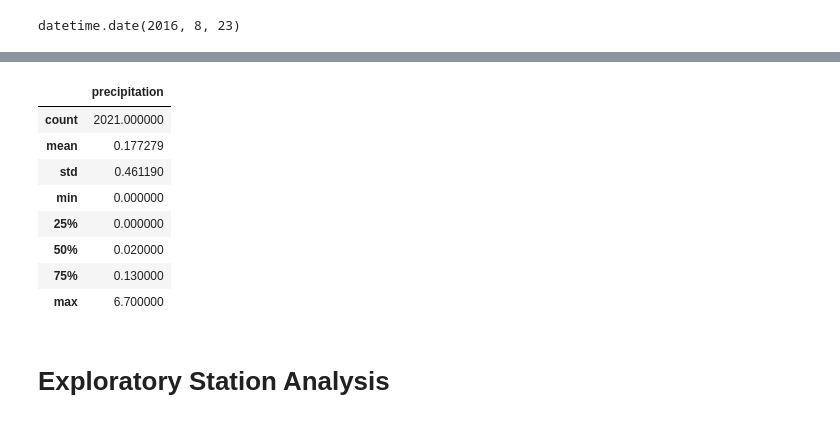
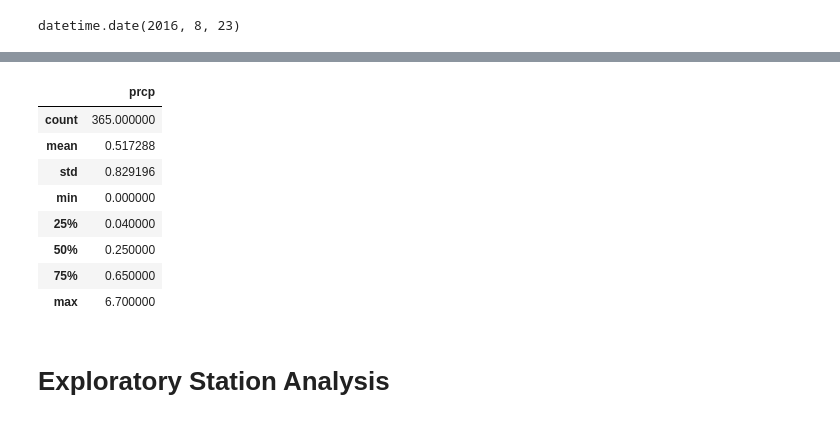
Before and after one commit to nlepley1230/sqlalchemy-challenge, a Jupyter notebook: climate_starter.ipynb, the cells around one changed output, grey strips where cells are left out. Drawn from its saved outputs; the diff is of its cells as text; code cells hidden in the pictures.

```diff
--- a/climate_starter.ipynb
+++ b/climate_starter.ipynb
@@ -20,8 +20,8 @@ from sqlalchemy import create_engine, func
 engine = create_engine("sqlite:///hawaii.sqlite")
 # %%
 # reflect an existing database into a new model
-base= automap_base()
+Base= automap_base()
 # reflect the tables
-base.prepare(engine, reflect = True)
+Base.prepare(engine, reflect = True)
 # %%
 # View all of the classes that automap found
@@ -30,8 +30,8 @@ base.classes.keys()
 ['measurement', 'station']
 # %%
 # Save references to each table
-measurement = base.classes.measurement
-station = base.classes.station
+Measurement = Base.classes.measurement
+Station = Base.classes.station
 # %%
 # Create our session (link) from Python to the DB
 session = Session(engine)
@@ -54,6 +54,8 @@ one_year_ago
 datetime.date(2016, 8, 23)
 # %%
 # Perform a query to retrieve the data and precipitation scores
-precipitation_data = session.query(measurement.date, measurement.prcp).\
-    filter(measurement.date >= one_year_ago).\
-    order_by(measurement.date).all()
+precipitation_data = (session.query(Measurement.date,func.max(Measurement.prcp))
+                  .filter(func.strftime('%Y-%m-%d',Measurement.date) > one_year_ago)
+                  .group_by(Measurement.date)
+                  .all())
+precipitation_data
@@ -60,6 +80,6 @@ precipitation_data = session.query(measurement.date, measurement.prcp).\
 # %%
 # Save the query results as a Pandas DataFrame and set the index to the date column
-climate_df = pd.DataFrame(precipitation_data,columns=['date', 'precipitation'])
-climate_df['date'] =pd.to_datetime(climate_df.date)
-climate_df.set_index('date', inplace=True)
+precipitation_df = pd.DataFrame(precipitation_data, columns=['date', 'prcp'])
+precipitation_df.set_index('date',inplace=True)
+precipitation_df.head()
 # %% [output]
@@ -110,15 +131,15 @@ plt.tight_layout()
 # %%
 # Use Pandas to calcualte the summary statistics for the precipitation data
-climate_df.describe()
+precipitation_df.describe()
 # %% [output]
-|  | precipitation |
-| count | 2021.000000 |
-| mean | 0.177279 |
-| std | 0.461190 |
+|  | prcp |
+| count | 365.000000 |
+| mean | 0.517288 |
+| std | 0.829196 |
 | min | 0.000000 |
-| 25% | 0.000000 |
-| 50% | 0.020000 |
-| 75% | 0.130000 |
+| 25% | 0.040000 |
+| 50% | 0.250000 |
+| 75% | 0.650000 |
 | max | 6.700000 |
 # %% [markdown]
 # Exploratory Station Analysis
```
Also changed, not shown: parts of 14 cells of this notebook.
